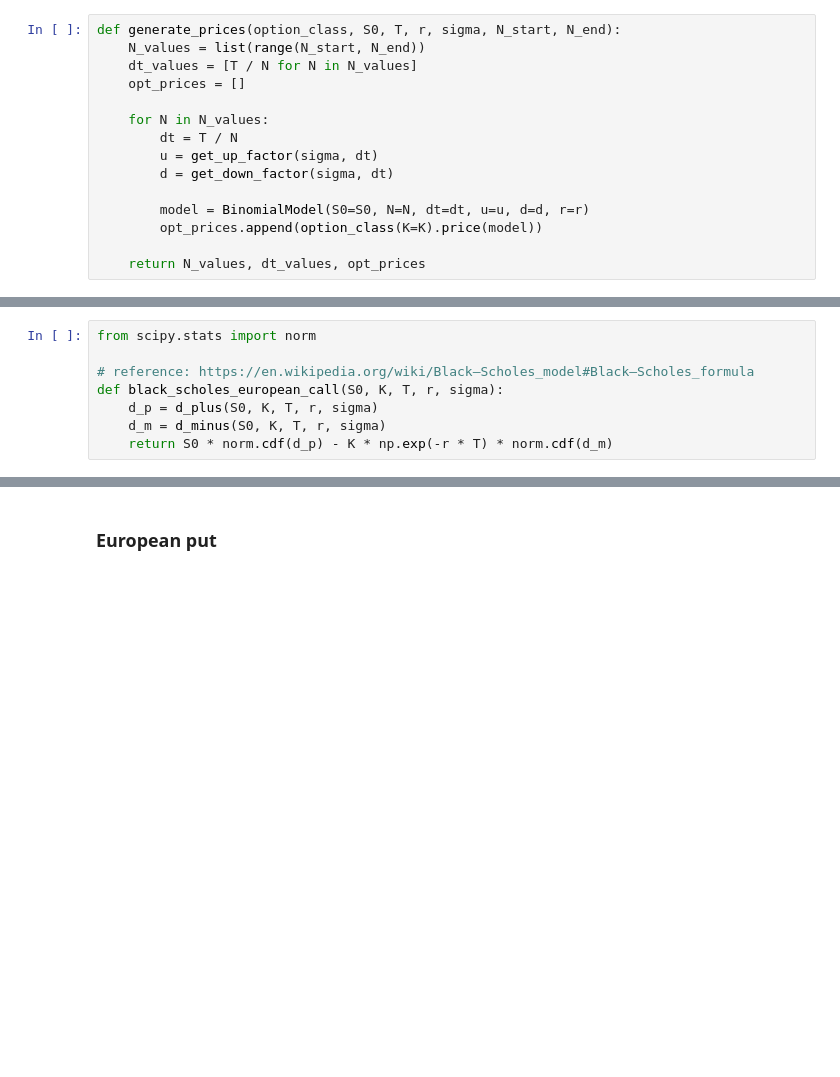
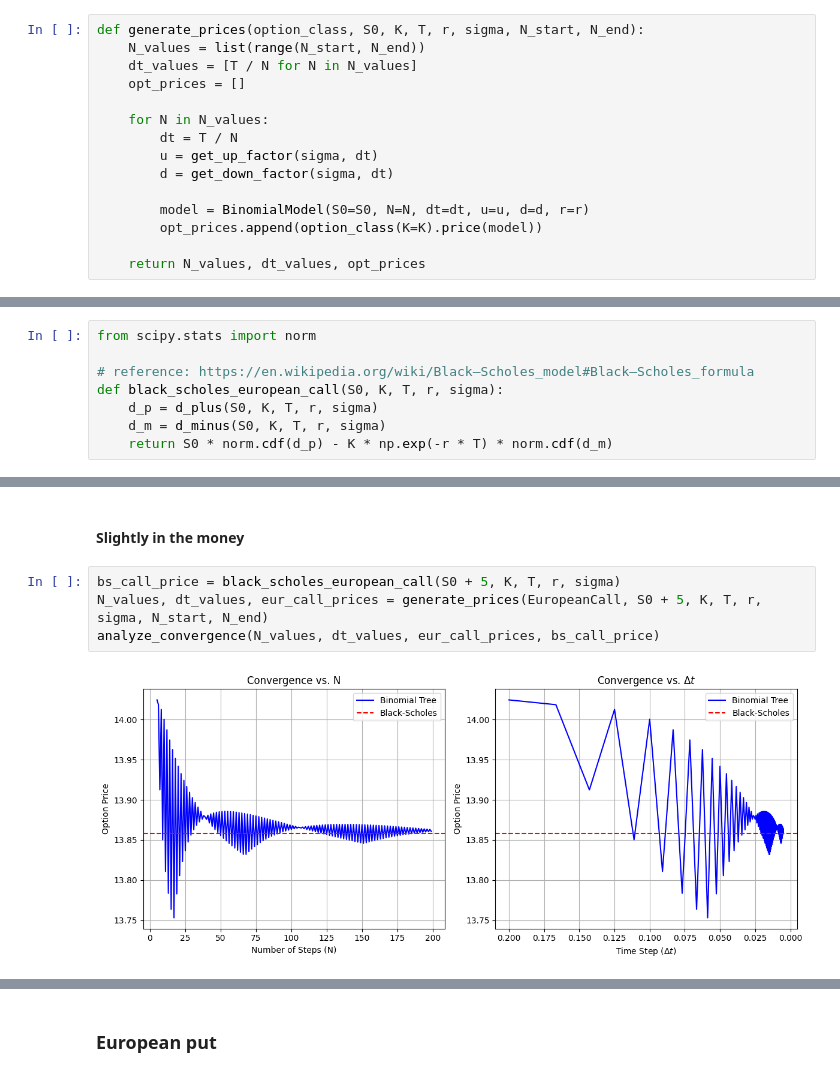
Before and after one commit to AleksyBalazinski/option-pricing, a Jupyter notebook: analysis.ipynb, the cells around one changed output, grey strips where cells are left out. Saved outputs shown, nothing was run; the diff lists cells and outputs as text; blank space fills up the shorter version.

```diff
--- a/analysis.ipynb
+++ b/analysis.ipynb
@@ -496,7 +560,7 @@ put_exercise_moments(large_r_params)
 S0, K, T, r, sigma = 100, 100, 1.0, 0.05, 0.20
 N_start, N_end = 5, 200
 # %%
-def generate_prices(option_class, S0, T, r, sigma, N_start, N_end):
+def generate_prices(option_class, S0, K, T, r, sigma, N_start, N_end):
     N_values = list(range(N_start, N_end))
     dt_values = [T / N for N in N_values]
     opt_prices = []
@@ -553,3 +619,11 @@ N_values, dt_values, eur_call_prices = generate_prices(EuropeanCall, S0, T, r, s
 analyze_convergence(N_values, dt_values, eur_call_prices, bs_call_price)
 # %% [output]
 [figure]
+# %% [markdown]
+#### Slightly in the money
+# %%
+bs_call_price = black_scholes_european_call(S0 + 5, K, T, r, sigma)
+N_values, dt_values, eur_call_prices = generate_prices(EuropeanCall, S0 + 5, K, T, r, sigma, N_start, N_end)
+analyze_convergence(N_values, dt_values, eur_call_prices, bs_call_price)
+# %% [output]
+[figure, added]
```
Also changed, not shown: parts of 38 cells of this notebook.
